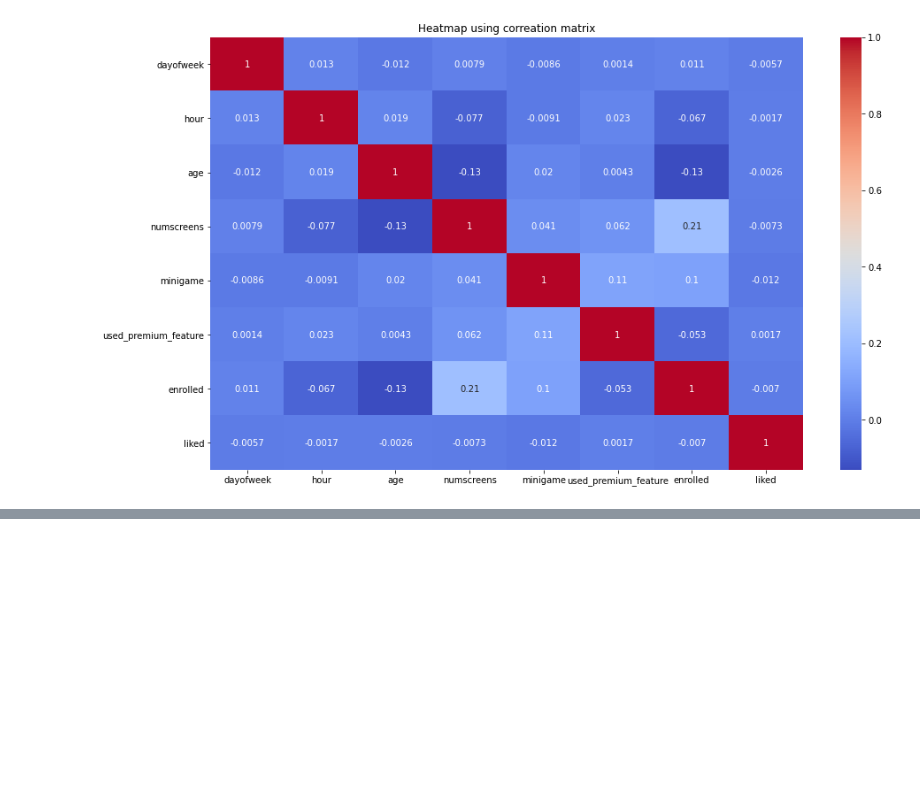
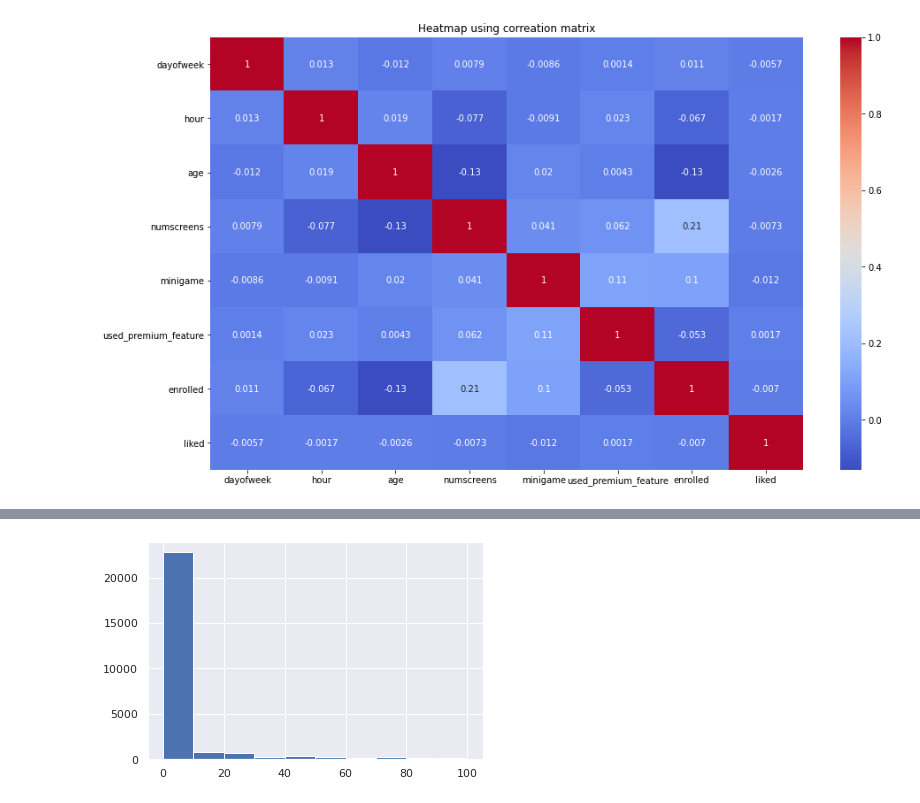
Before and after one commit to deltanode/Machine-Learning, a Jupyter notebook: customer_subscription_prediction/customer_subscription_prediction.ipynb, the cells around one changed output, grey strips where cells are left out. Cells and saved outputs as stored; diff of their text form; code cells hidden in the pictures; blank space fills up the shorter version.

```diff
--- a/customer_subscription_prediction/customer_subscription_prediction.ipynb
+++ b/customer_subscription_prediction/customer_subscription_prediction.ipynb
@@ -185,0 +228,5 @@ plt.show()
+# %%
+# parsing 'object data' into 'datetime' format
+app_data["first_open"] = [parser.parse(i) for i in app_data["first_open"]]
+# %%
+app_data["enrolled_date"] = [parser.parse(i) if isinstance(i,str) else i for i in app_data["enrolled_date"]]
@@ -185,0 +249,8 @@ plt.show()
+# %%
+app_data["time_to_enrolled"] = (app_data["enrolled_date"]-app_data["first_open"]).astype("timedelta64[h]")
+# %%
+# Histogram of "time_to_enrolled"
+plt.hist(app_data["time_to_enrolled"].dropna(), range=(0,100))
+plt.show()
+# %% [output]
+[figure, added]
```
Also changed, not shown: parts of 14 cells of this notebook.
